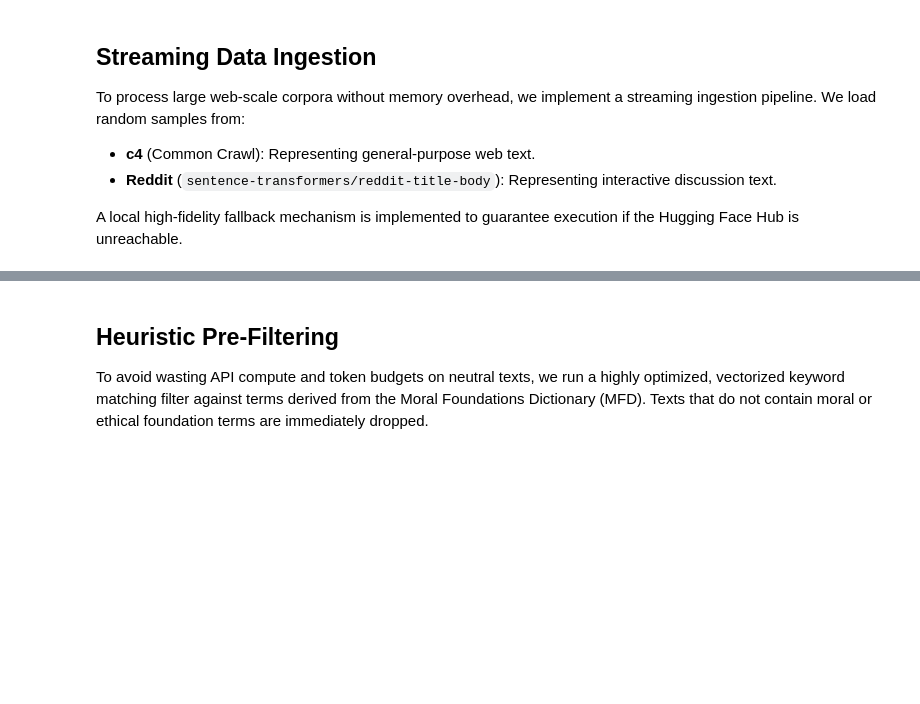
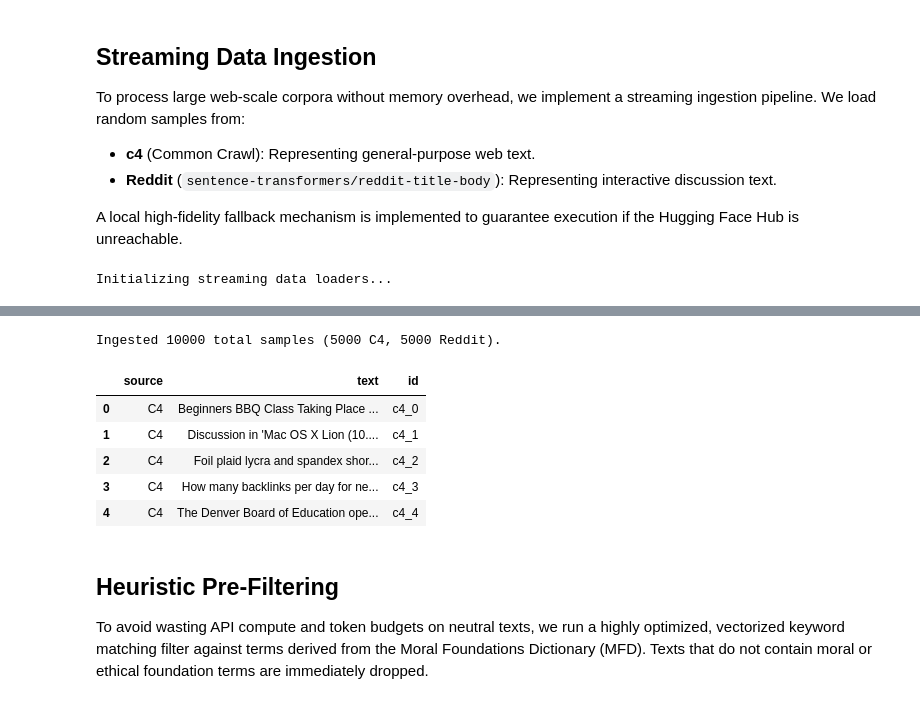
Before and after one commit to aryankasat/Moral-Reasoning-LLMs, a Jupyter notebook: corpus_kohlberg_eval/kohlberg_scoring.ipynb, the cells around one changed output, grey strips where cells are left out. Drawn from its saved outputs; the diff is of its cells as text; code cells hidden in the pictures; blank space fills up the shorter version.

```diff
--- a/corpus_kohlberg_eval/kohlberg_scoring.ipynb
+++ b/corpus_kohlberg_eval/kohlberg_scoring.ipynb
@@ -116,5 +132,7 @@ def load_streaming_corpora(num_samples=100):
     return df
 
 # Ingest 100 samples for validation run
-raw_df = load_streaming_corpora(num_samples=100)
+raw_df = load_streaming_corpora(num_samples=10000)
 raw_df.head()
+# %% [output]
+Initializing streaming data loaders...
@@ -121,3 +141,10 @@ raw_df.head()
+Ingested 10000 total samples (5000 C4, 5000 Reddit).
+|  | source | text | id |
+| 0 | C4 | Beginners BBQ Class Taking Place ... | c4_0 |
+| 1 | C4 | Discussion in 'Mac OS X Lion (10.... | c4_1 |
+| 2 | C4 | Foil plaid lycra and spandex shor... | c4_2 |
+| 3 | C4 | How many backlinks per day for ne... | c4_3 |
+| 4 | C4 | The Denver Board of Education ope... | c4_4 |
 # %% [markdown]
 ## Heuristic Pre-Filtering
 To avoid wasting API compute and token budgets on neutral texts, we run a highly optimized, vectorized keyword matching filter against terms derived from the Moral Foundations Dictionary (MFD). Texts that do not contain moral or ethical foundation terms are immediately dropped.
```
Also changed, not shown: parts of 5 cells of this notebook, 1 other file.
